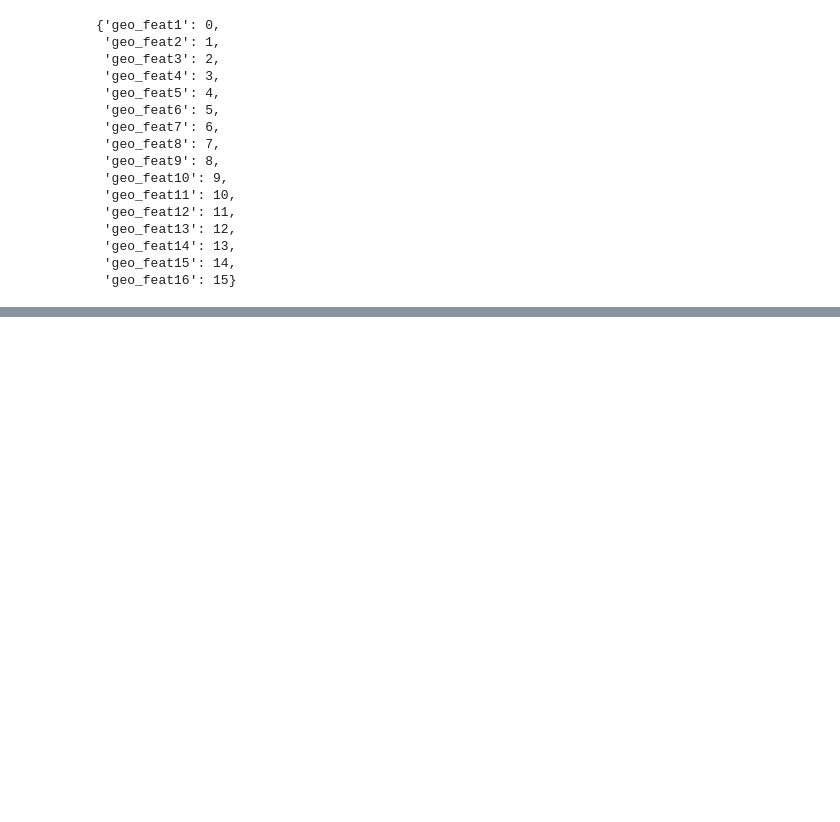
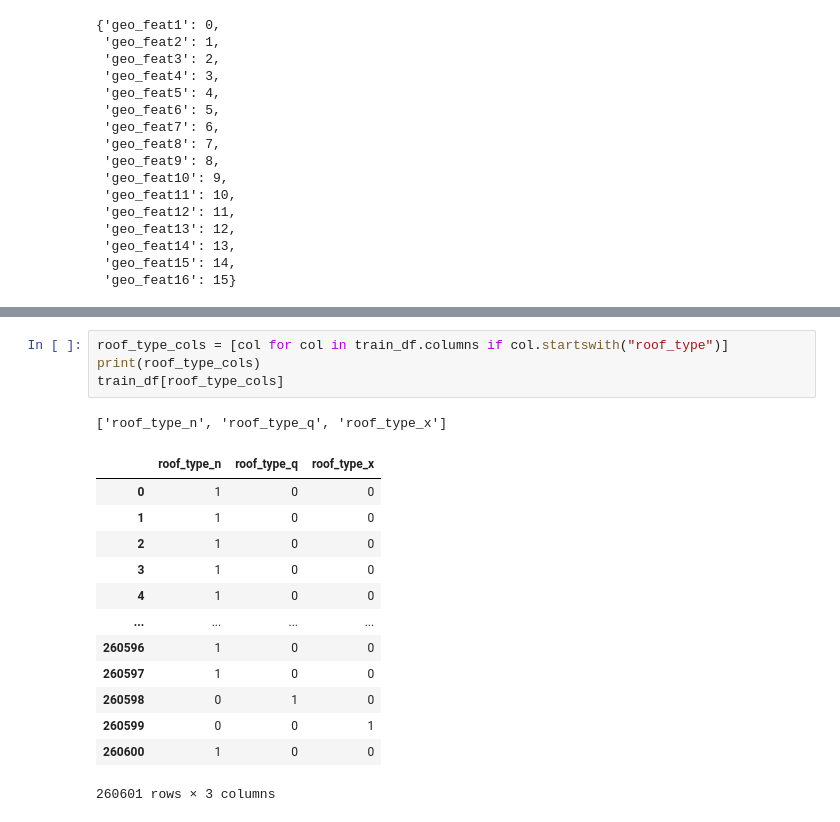
Before and after one commit to jchen42703/earthquake_forecasting, a Jupyter notebook: notebooks/EDA.ipynb, the cells around one changed output, grey strips where cells are left out. Cells and saved outputs as stored; diff of their text form; blank space fills up the shorter version.

```diff
--- a/notebooks/EDA.ipynb
+++ b/notebooks/EDA.ipynb
@@ -406,0 +422,19 @@ params
+# %%
+roof_type_cols = [col for col in train_df.columns if col.startswith("roof_type")]
+print(roof_type_cols)
+train_df[roof_type_cols]
+# %% [output]
+['roof_type_n', 'roof_type_q', 'roof_type_x']
+|  | roof_type_n | roof_type_q | roof_type_x |
+| 0 | 1 | 0 | 0 |
+| 1 | 1 | 0 | 0 |
+| 2 | 1 | 0 | 0 |
+| 3 | 1 | 0 | 0 |
+| 4 | 1 | 0 | 0 |
+| ... | ... | ... | ... |
+| 260596 | 1 | 0 | 0 |
+| 260597 | 1 | 0 | 0 |
+| 260598 | 0 | 1 | 0 |
+| 260599 | 0 | 0 | 1 |
+| 260600 | 1 | 0 | 0 |
+260601 rows × 3 columns
```
Also changed, not shown: parts of 3 cells of this notebook.
